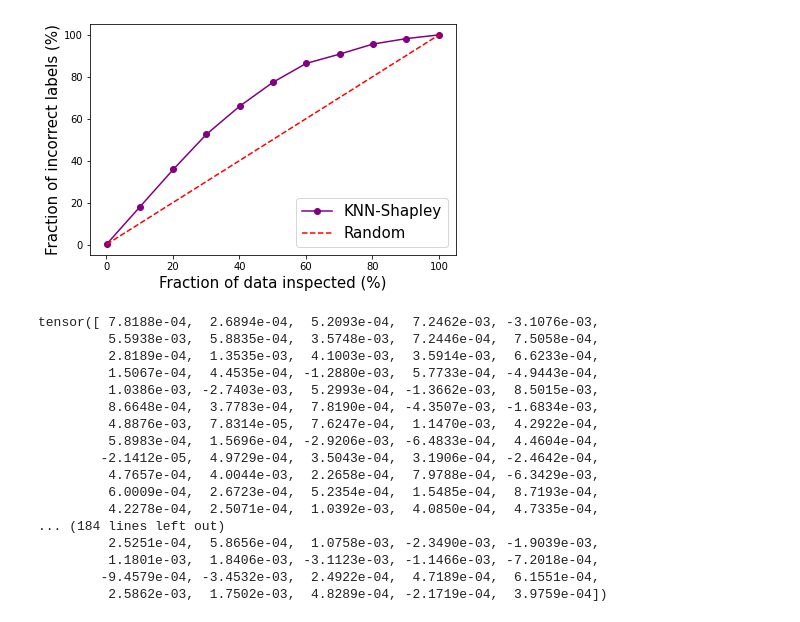
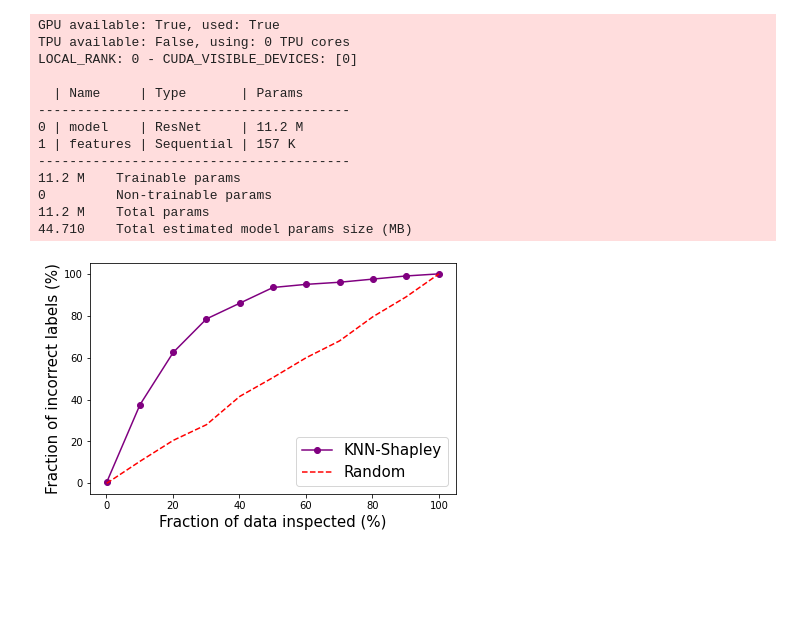
Before and after one commit to j-sripad/knn-shapley-pytorch, a Jupyter notebook: test_knn_shapley.ipynb, the cells around one changed output. Saved outputs shown, nothing was run; the diff lists cells and outputs as text; code cells hidden in the pictures; blank space fills up the shorter version.

```diff
--- a/test_knn_shapley.ipynb
+++ b/test_knn_shapley.ipynb
@@ -1,41 +1,34 @@
 # %%
 from models.resnet import ResNet
 from shapley.dshap import DShap
 from utils.dataset import FashionMNISTDataModule
 from shapley.knn_shapley import KNNShapley
 from utils.plotter import LabelPlotter
 
 dm = FashionMNISTDataModule()
 dm.setup()
 
 model = ResNet()
 
 measure = KNNShapley()
 
-dshap = DShap(dm, model, measure=measure, device="cpu")
+dshap = DShap(dm, model, measure=measure, device="cuda")
 scores = dshap.run()
 
 plotter = LabelPlotter(dm, ("KNN-Shapley", scores))
 plotter.plot()
 # %% [output]
+GPU available: True, used: True
+TPU available: False, using: 0 TPU cores
+LOCAL_RANK: 0 - CUDA_VISIBLE_DEVICES: [0]
+
+  | Name     | Type       | Params
+----------------------------------------
+0 | model    | ResNet     | 11.2 M
+1 | features | Sequential | 157 K
+----------------------------------------
+11.2 M    Trainable params
+0         Non-trainable params
+11.2 M    Total params
+44.710    Total estimated model params size (MB)
-[figure, old version]
+[figure, new version]
-# %%
-scores
-# %% [output]
-tensor([ 7.8188e-04,  2.6894e-04,  5.2093e-04,  7.2462e-03, -3.1076e-03,
-         5.5938e-03,  5.8835e-04,  3.5748e-03,  7.2446e-04,  7.5058e-04,
-         2.8189e-04,  1.3535e-03,  4.1003e-03,  3.5914e-03,  6.6233e-04,
-         1.5067e-04,  4.4535e-04, -1.2880e-03,  5.7733e-04, -4.9443e-04,
-         1.0386e-03, -2.7403e-03,  5.2993e-04, -1.3662e-03,  8.5015e-03,
-         8.6648e-04,  3.7783e-04,  7.8190e-04, -4.3507e-03, -1.6834e-03,
-         4.8876e-03,  7.8314e-05,  7.6247e-04,  1.1470e-03,  4.2922e-04,
-         5.8983e-04,  1.5696e-04, -2.9206e-03, -6.4833e-04,  4.4604e-04,
-        -2.1412e-05,  4.9729e-04,  3.5043e-04,  3.1906e-04, -2.4642e-04,
-         4.7657e-04,  4.0044e-03,  2.2658e-04,  7.9788e-04, -6.3429e-03,
-         6.0009e-04,  2.6723e-04,  5.2354e-04,  1.5485e-04,  8.7193e-04,
-         4.2278e-04,  2.5071e-04,  1.0392e-03,  4.0850e-04,  4.7335e-04,
-... (184 lines left out)
-         2.5251e-04,  5.8656e-04,  1.0758e-03, -2.3490e-03, -1.9039e-03,
-         1.1801e-03,  1.8406e-03, -3.1123e-03, -1.1466e-03, -7.2018e-04,
-        -9.4579e-04, -3.4532e-03,  2.4922e-04,  4.7189e-04,  6.1551e-04,
-         2.5862e-03,  1.7502e-03,  4.8289e-04, -2.1719e-04,  3.9759e-04])
```
